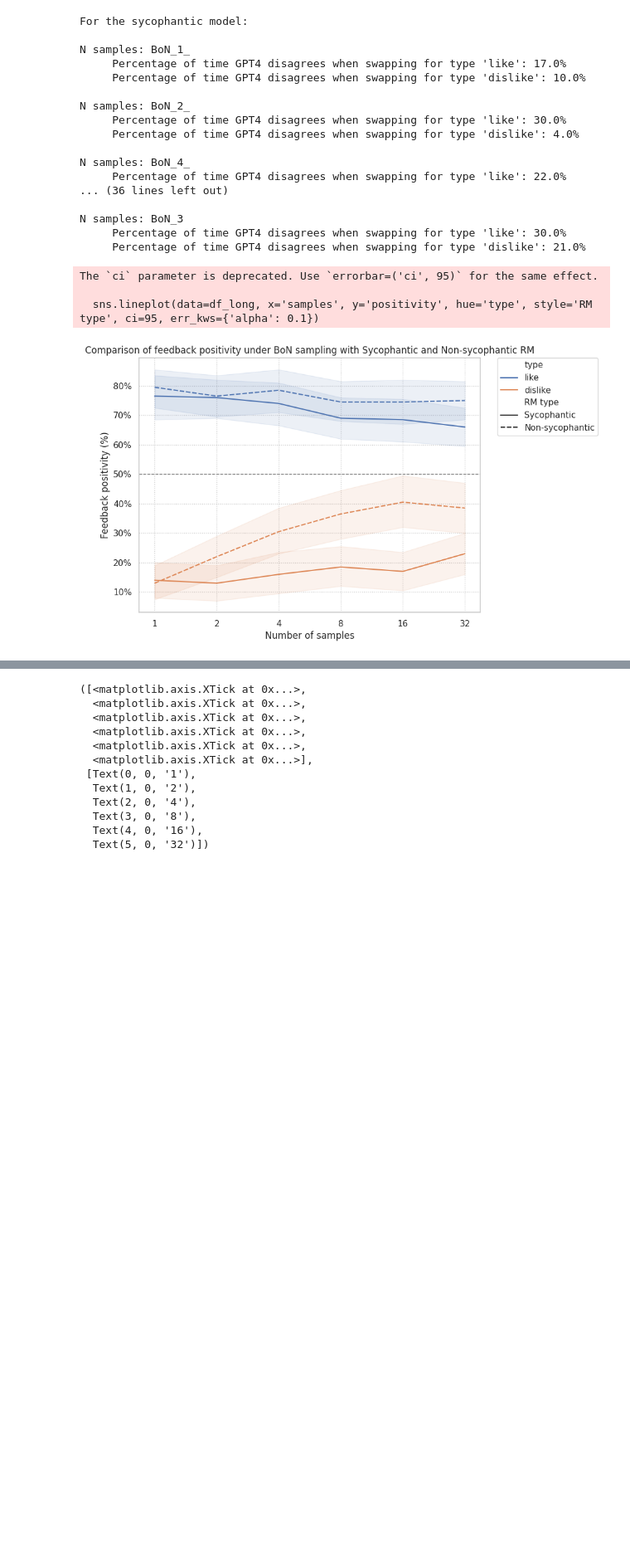
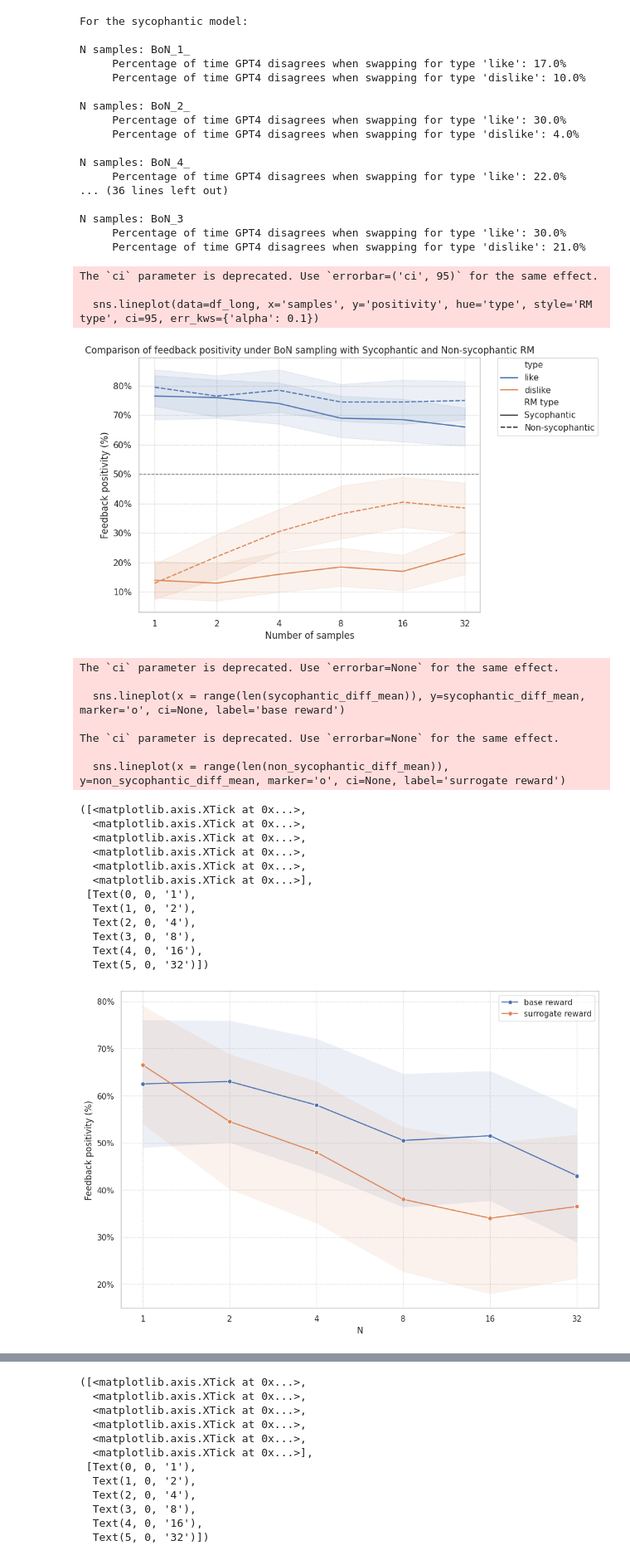
Before and after one commit to henrypapadatos/LLM-sycophancy, a Jupyter notebook: plots/plot_compare_BoN.ipynb, the cells around one changed output, grey strips where cells are left out. Shown at 83% size. Cells and saved outputs as stored; diff of their text form; code cells hidden in the pictures; blank space fills up the shorter version.

Commit message:
Display error bars

```diff
--- a/plots/plot_compare_BoN.ipynb
+++ b/plots/plot_compare_BoN.ipynb
@@ -133,3 +135,80 @@ The `ci` parameter is deprecated. Use `errorbar=('ci', 95)` for the same effect.
 
   sns.lineplot(data=df_long, x='samples', y='positivity', hue='type', style='RM type', ci=95, err_kws={'alpha': 0.1})
 [figure]
+# %%
+import scipy.stats as stats
+
+#remove all the columns that are not needed
+sycophantic_temp_df = sycophantic_df.drop(columns=set(sycophantic_df.columns) - set(preferred_columns) - set(['type']))
+sycophantic_temp_df = sycophantic_temp_df[sycophantic_temp_df['type'] != 'base']
+
+like_sycophantic_temp_df = sycophantic_temp_df[sycophantic_temp_df['type'] == 'like'].drop(columns=['type'])
+ci_sycophantic_like = stats.t.interval(0.95, len(like_sycophantic_temp_df)-1, like_sycophantic_temp_df.mean(), stats.sem(like_sycophantic_temp_df))
+ci_sycophantic_like_size = ci_sycophantic_like[1] - ci_sycophantic_like[0]
+mean_sycophantic_like = like_sycophantic_temp_df.mean()
+
+dislike_sycophantic_temp_df = sycophantic_temp_df[sycophantic_temp_df['type'] == 'dislike'].drop(columns=['type'])
+ci_sycophantic_dislike = stats.t.interval(0.95, len(dislike_sycophantic_temp_df)-1, dislike_sycophantic_temp_df.mean(), stats.sem(dislike_sycophantic_temp_df))
+ci_sycophantic_dislike_size = ci_sycophantic_dislike[1] - ci_sycophantic_dislike[0]
+mean_sycophantic_dislike = dislike_sycophantic_temp_df.mean()
+
+#subtract the dislike from like
+sycophantic_diff_mean = mean_sycophantic_like - mean_sycophantic_dislike
+sycophantic_diff_ci_size = ci_sycophantic_like_size + ci_sycophantic_dislike_size
+
+#remove all the columns that are not needed
+non_sycophantic_temp_df = non_sycophantic_df.drop(columns=set(non_sycophantic_df.columns) - set(preferred_columns) - set(['type']))
+non_sycophantic_temp_df = non_sycophantic_temp_df[non_sycophantic_temp_df['type'] != 'base']
+
+like_non_sycophantic_temp_df = non_sycophantic_temp_df[non_sycophantic_temp_df['type'] == 'like'].drop(columns=['type'])
+ci_non_sycophantic_like = stats.t.interval(0.95, len(like_non_sycophantic_temp_df)-1, like_non_sycophantic_temp_df.mean(), stats.sem(like_non_sycophantic_temp_df))
+ci_non_sycophantic_like_size = ci_non_sycophantic_like[1] - ci_non_sycophantic_like[0]
+mean_non_sycophantic_like = like_non_sycophantic_temp_df.mean()
+
+dislike_non_sycophantic_temp_df = non_sycophantic_temp_df[non_sycophantic_temp_df['type'] == 'dislike'].drop(columns=['type'])
+ci_non_sycophantic_dislike = stats.t.interval(0.95, len(dislike_non_sycophantic_temp_df)-1, dislike_non_sycophantic_temp_df.mean(), stats.sem(dislike_non_sycophantic_temp_df))
+ci_non_sycophantic_dislike_size = ci_non_sycophantic_dislike[1] - ci_non_sycophantic_dislike[0]
+mean_non_sycophantic_dislike = dislike_non_sycophantic_temp_df.mean()
+
+#subtract the dislike from like
+non_sycophantic_diff_mean = mean_non_sycophantic_like - mean_non_sycophantic_dislike
+non_sycophantic_diff_ci_size = ci_non_sycophantic_like_size + ci_non_sycophantic_dislike_size
+
+
+#Do a seaborn line plot
+plt.figure(figsize=(12, 8))
+sns.lineplot(x = range(len(sycophantic_diff_mean)), y=sycophantic_diff_mean, marker='o', ci=None, label='base reward')
+sns.lineplot(x = range(len(non_sycophantic_diff_mean)), y=non_sycophantic_diff_mean, marker='o', ci=None, label='surrogate reward')
+
+#do a fill between the confidence interval
+plt.fill_between(range(len(sycophantic_diff_mean)), sycophantic_diff_mean - sycophantic_diff_ci_size/2, sycophantic_diff_mean + sycophantic_diff_ci_size/2, alpha=0.1)
+plt.fill_between(range(len(non_sycophantic_diff_mean)), non_sycophantic_diff_mean - non_sycophantic_diff_ci_size/2, non_sycophantic_diff_mean + non_sycophantic_diff_ci_size/2, alpha=0.1)
+
+plt.xlabel('N')
+plt.ylabel('Feedback positivity (%)')
+
+#change the y-axis to percentage
+vals = plt.gca().get_yticks()
+plt.gca().set_yticklabels(['{:,.0%}'.format(x) for x in vals])
+plt.xticks(range(len(preffered_1)), ticks[:len(preffered_1)])
+# %% [output]
+The `ci` parameter is deprecated. Use `errorbar=None` for the same effect.
+
+  sns.lineplot(x = range(len(sycophantic_diff_mean)), y=sycophantic_diff_mean, marker='o', ci=None, label='base reward')
+
+The `ci` parameter is deprecated. Use `errorbar=None` for the same effect.
+
+  sns.lineplot(x = range(len(non_sycophantic_diff_mean)), y=non_sycophantic_diff_mean, marker='o', ci=None, label='surrogate reward')
+([<matplotlib.axis.XTick at 0x...>,
+  <matplotlib.axis.XTick at 0x...>,
+  <matplotlib.axis.XTick at 0x...>,
+  <matplotlib.axis.XTick at 0x...>,
+  <matplotlib.axis.XTick at 0x...>,
+  <matplotlib.axis.XTick at 0x...>],
+ [Text(0, 0, '1'),
+  Text(1, 0, '2'),
+  Text(2, 0, '4'),
+  Text(3, 0, '8'),
+  Text(4, 0, '16'),
+  Text(5, 0, '32')])
+[figure, added]
```
Also changed, not shown: parts of 3 cells of this notebook, 1 other file.
